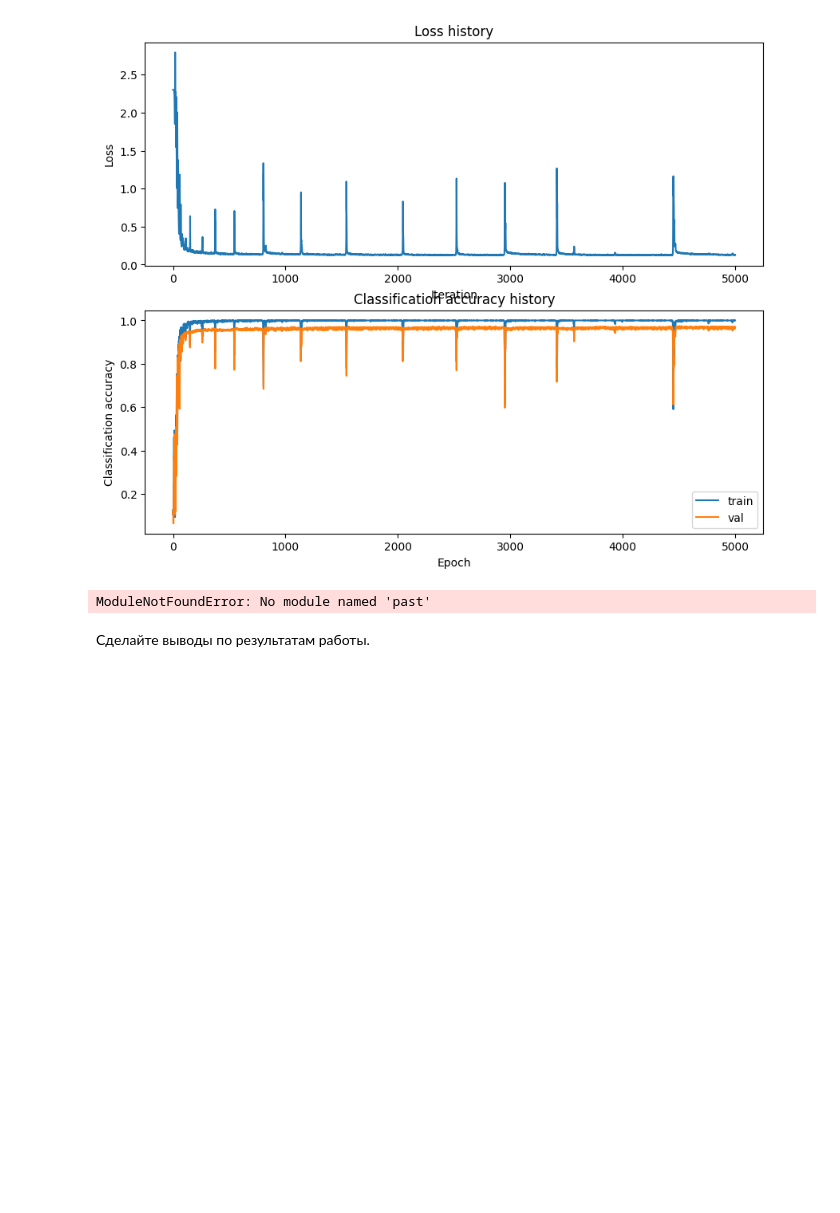
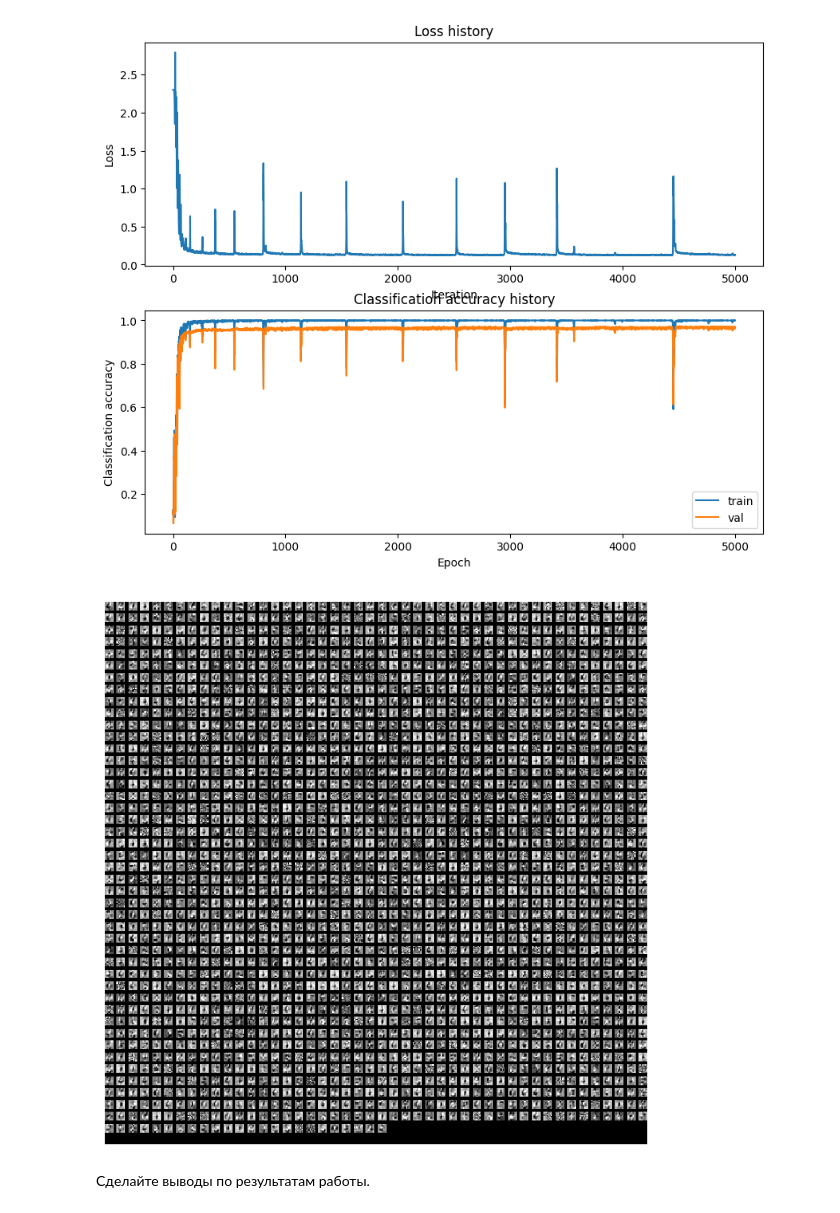
Before and after one commit to DortanMors/DeepDarkLearningLabs, a Jupyter notebook: Task1/assignment2.ipynb, the cells around one changed output. Drawn from its saved outputs; the diff is of its cells as text; code cells hidden in the pictures; blank space fills up the shorter version.

Commit message:
task 2 fixed grid visualizing

```diff
--- a/Task1/assignment2.ipynb
+++ b/Task1/assignment2.ipynb
@@ -289,15 +289,15 @@ plt.show()
 # %%
 from scripts.vis_utils import visualize_grid
 
 def show_net_weights(net):
     W1 = net.params['W1']
-    W1 = W1.reshape(32, 32, 3, -1).transpose(3, 0, 1, 2)
+    W1 = W1.reshape(8, 8, 1, -1).transpose(3, 0, 1, 2)
     plt.imshow(visualize_grid(W1, padding=3).astype('uint8'))
     plt.gca().axis('off')
     plt.show()
 
 show_net_weights(net)
 # %% [output]
-ModuleNotFoundError: No module named 'past'
+[figure, added]
 # %% [markdown]
 Сделайте выводы по результатам работы.
```
Also changed, not shown: 1 other file.
